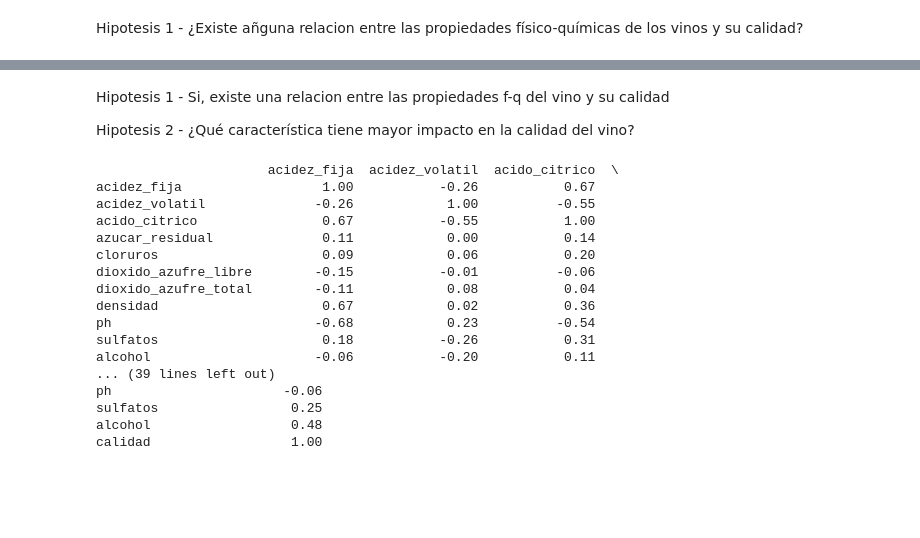
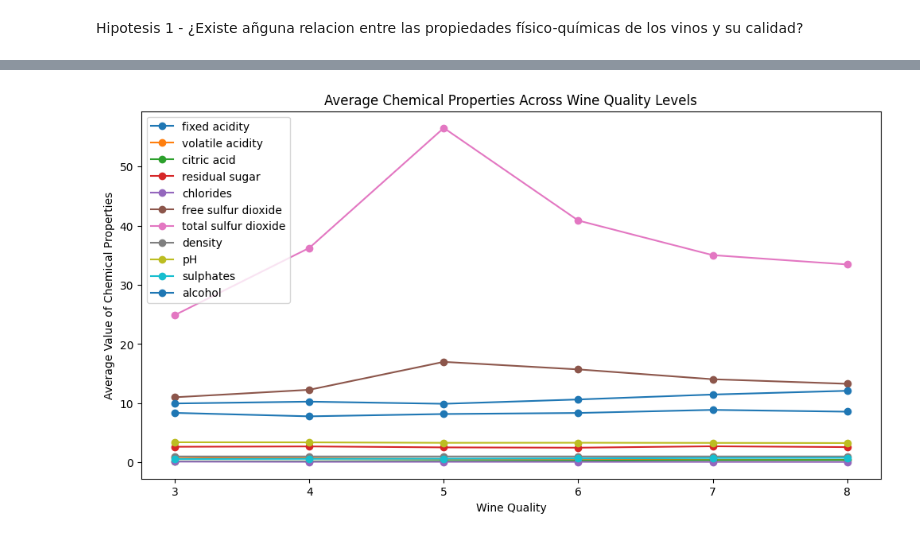
Before and after one commit to guerscay/Wine_Dataset, a Jupyter notebook: wine.ipynb, the cells around one changed output, grey strips where cells are left out. Cells and saved outputs as stored; diff of their text form; code cells hidden in the pictures; blank space fills up the shorter version.

```diff
--- a/wine.ipynb
+++ b/wine.ipynb
@@ -313,42 +217,23 @@ barplot.show()
-# %% [markdown]
-Hipotesis 1 - Si, existe una relacion entre las propiedades f-q del vino y su calidad
-
-Hipotesis 2 - ¿Qué característica tiene mayor impacto en la calidad del vino?
-# %%
-# Parte 1 - Calcula las correlaciones
-correlaciones = df.corr()
-correlaciones_rounded = correlaciones.round(2)  # redondeo
-print(correlaciones_rounded)
-
-
-
-
-# # Excluimos la correlación con 'Clase' porque sería siempre 1
-# componentes_principales = correlaciones['calidad'].sort_values(ascending=False)[1:]
-
-# # Obtén las mejores correlaciones
-# mejores_correlaciones = correlaciones_rounded.loc[componentes_principales.index, 'calidad']
-
-# print("\nMejores correlaciones con la calidad del vino:")
-# print(mejores_correlaciones)
-
-# print("\nRespuesta:")
-# print("Las características más importantes para la calidad del vino son la Alcalinidad_de_Ceniza, No_Flavonoides_Fenólicos y el Ácido_Málico.")
-# %% [output]
-                      acidez_fija  acidez_volatil  acido_citrico  \
-acidez_fija                  1.00           -0.26           0.67
-acidez_volatil              -0.26            1.00          -0.55
-acido_citrico                0.67           -0.55           1.00
-azucar_residual              0.11            0.00           0.14
-cloruros                     0.09            0.06           0.20
-dioxido_azufre_libre        -0.15           -0.01          -0.06
-dioxido_azufre_total        -0.11            0.08           0.04
-densidad                     0.67            0.02           0.36
-ph                          -0.68            0.23          -0.54
-sulfatos                     0.18           -0.26           0.31
-alcohol                     -0.06           -0.20           0.11
-... (39 lines left out)
-ph                      -0.06
-sulfatos                 0.25
-alcohol                  0.48
-calidad                  1.00
+# %%
+# Group by wine quality and compute the average of each chemical property
+quality_means = df.groupby("quality").mean()
+
+# Create a line chart to visualize chemical properties across wine quality levels
+plt.figure(figsize=(12, 6))  # Set figure size
+
+# Plot each chemical property as a separate line
+for property in quality_means.columns:
+    plt.plot(quality_means.index, quality_means[property], marker='o', linestyle='-', label=property)
+
+# Labels and title
+plt.xlabel("Wine Quality")  # X-axis label
+plt.ylabel("Average Value of Chemical Properties")  # Y-axis label
+plt.title("Average Chemical Properties Across Wine Quality Levels")  # Chart title
+
+# Show legend to identify each line
+plt.legend(loc='best')
+
+# Display the plot
+plt.show()
+# %% [output]
+[figure, added]
```
Also changed, not shown: parts of 16 cells of this notebook.
